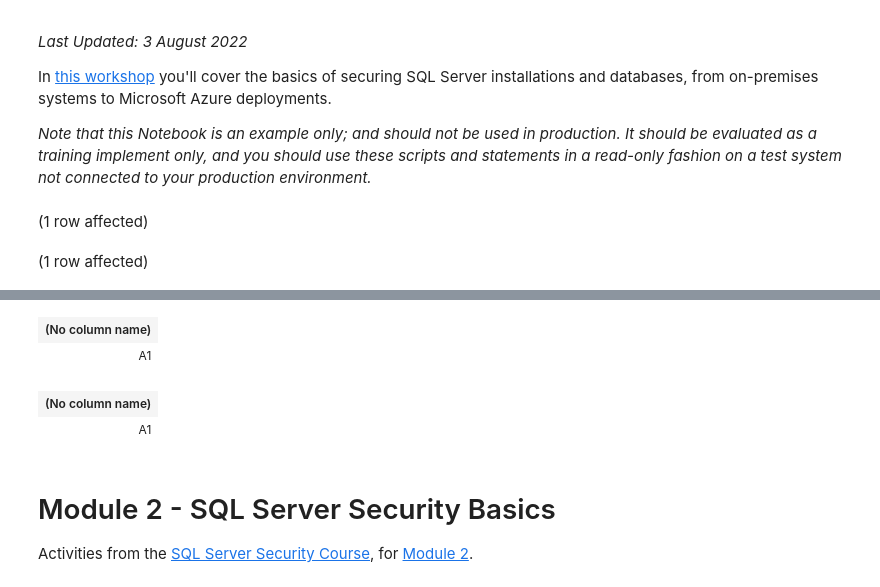
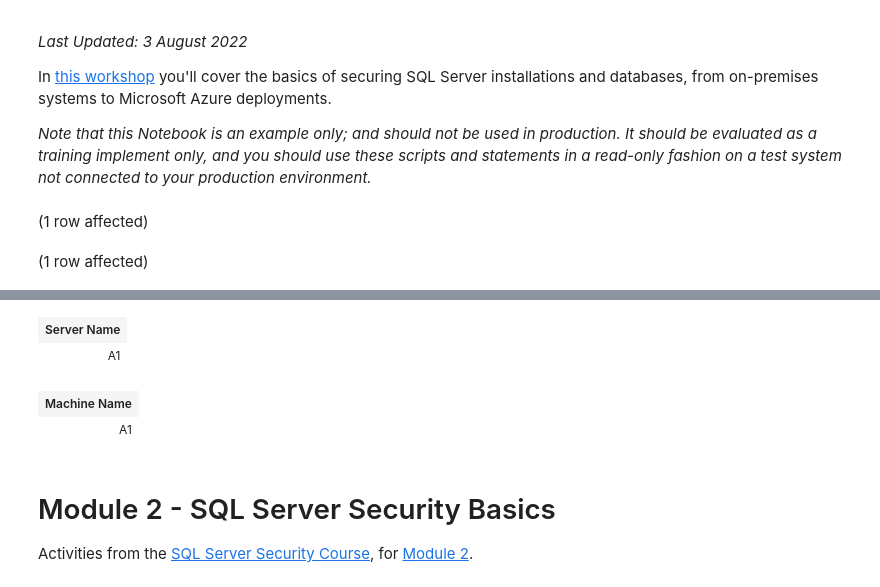
Before and after one commit to David-Seis/SecureYourAzureData, a Jupyter notebook: SQLSecurity/Security Audit Notebook.ipynb, the cells around one changed output, grey strips where cells are left out. Cells and saved outputs as stored; diff of their text form; code cells hidden in the pictures.

```diff
--- a/SQLSecurity/Security Audit Notebook.ipynb
+++ b/SQLSecurity/Security Audit Notebook.ipynb
@@ -8,8 +8,8 @@ In [this workshop](https://github.com/David-Seis/SecureYourAzureData) you'll cov
 _Note that this Notebook is an example only; and should not be used in production. It should be evaluated as a training implement only, and you should use these scripts and statements in a read-only fashion on a test system not connected to your production environment._
 # %%
 /* Module 2, Connect to test Server */
-SELECT @@SERVERNAME
-Select SERVERPROPERTY('MACHINENAME')
+SELECT @@SERVERNAME AS [Server Name]
+SELECT SERVERPROPERTY('MACHINENAME') AS [Machine Name]
 # %% [output]
 (1 row affected)
 (1 row affected)
@@ -17,6 +17,6 @@ Total execution time: 00:00:00.018
-| (No column name) |
+| Server Name |
 | A1 |
-| (No column name) |
+| Machine Name |
 | A1 |
 # %% [markdown]
 # Module 2 - SQL Server Security Basics
```
Also changed, not shown: parts of 34 cells of this notebook, 1 other file.
